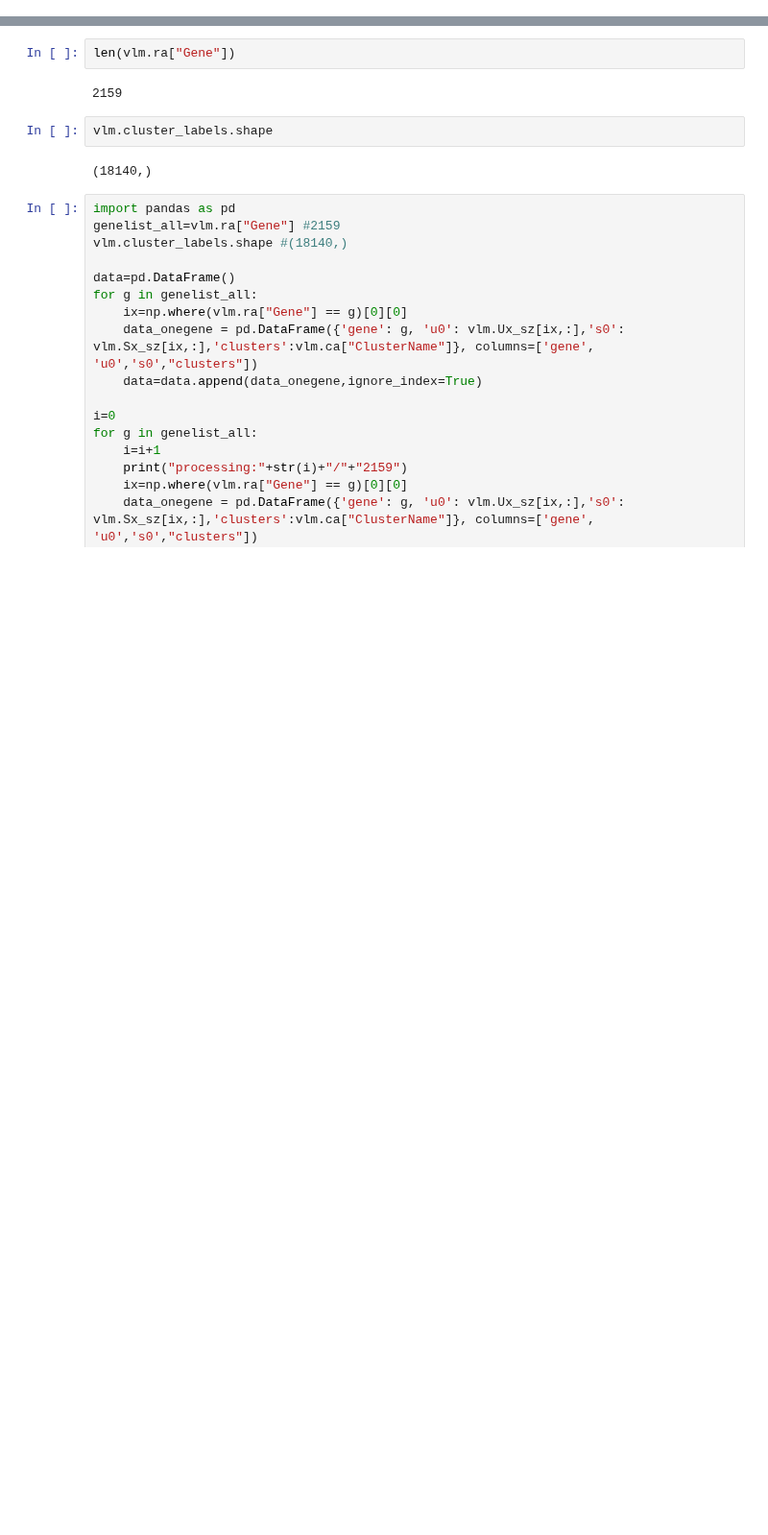
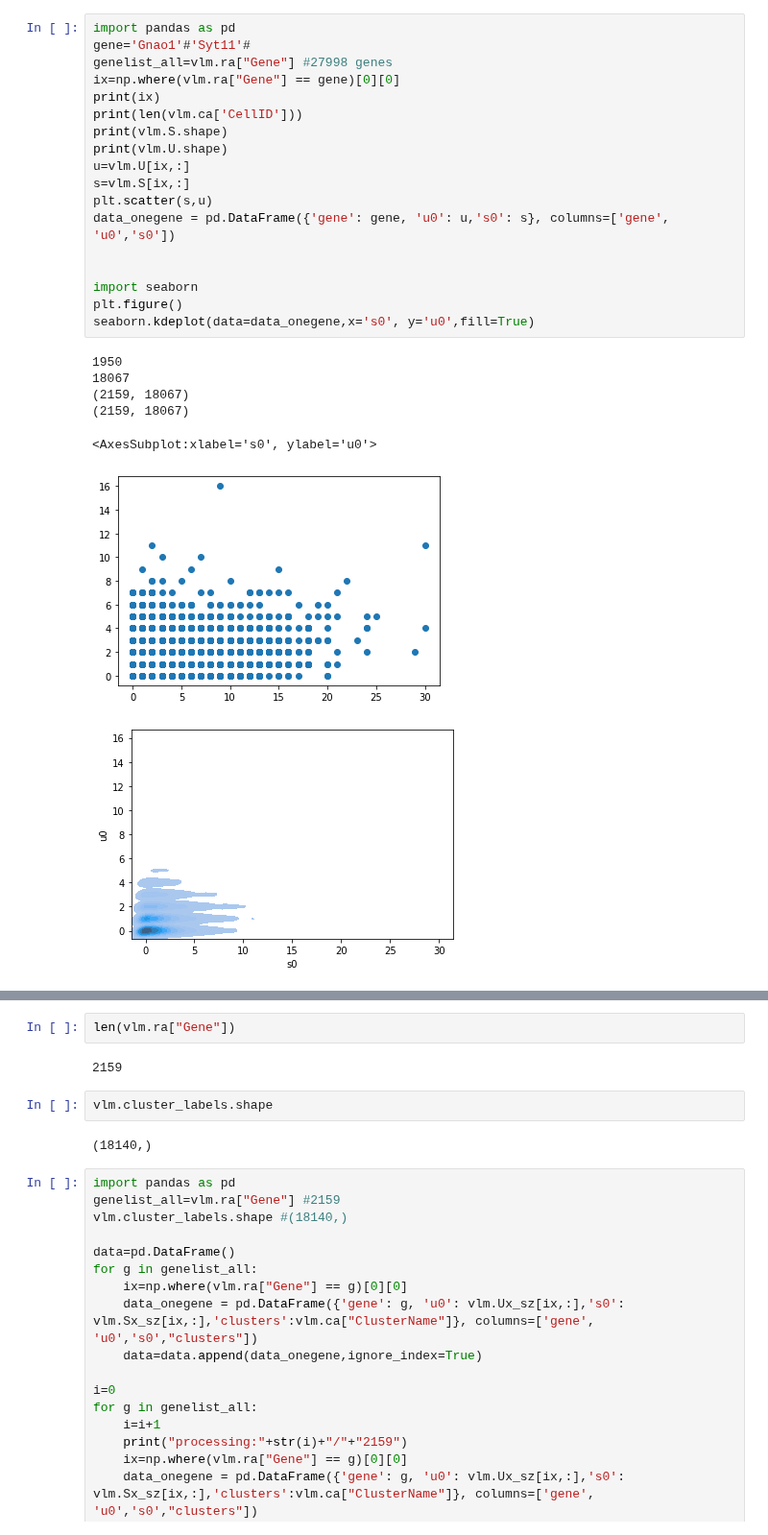
Before and after one commit to GuangyuWangLab2021/cellDancer, a Jupyter notebook: analysis/NEURO_sl/velocyto-and-get_csv.ipynb, the cells around one changed output, grey strips where cells are left out. Shown at 96% size. Saved outputs shown, nothing was run; the diff lists cells and outputs as text; blank space fills up the shorter version.

```diff
--- a/analysis/NEURO_sl/velocyto-and-get_csv.ipynb
+++ b/analysis/NEURO_sl/velocyto-and-get_csv.ipynb
@@ -64,3 +65,29 @@ vlm.set_clusters(vlm.ca["ClusterName"], cluster_colors_dict=colors_dict)
+# %%
+import pandas as pd
+gene='Gnao1'#'Syt11'#
+genelist_all=vlm.ra["Gene"] #27998 genes
+ix=np.where(vlm.ra["Gene"] == gene)[0][0]
+print(ix)
+print(len(vlm.ca['CellID']))
+print(vlm.S.shape)
+print(vlm.U.shape)
+u=vlm.U[ix,:]
+s=vlm.S[ix,:]
+plt.scatter(s,u)
+data_onegene = pd.DataFrame({'gene': gene, 'u0': u,'s0': s}, columns=['gene', 'u0','s0'])
+
+
+import seaborn
+plt.figure()
+seaborn.kdeplot(data=data_onegene,x='s0', y='u0',fill=True)
+# %% [output]
+1950
+18067
+(2159, 18067)
+(2159, 18067)
+<AxesSubplot:xlabel='s0', ylabel='u0'>
+[figure, added]
+[figure, added]
 # %%
 # Plot TSNE
 plt.figure(figsize=(10,10))
```
Also changed, not shown: parts of 3 cells of this notebook, 43 other files.
